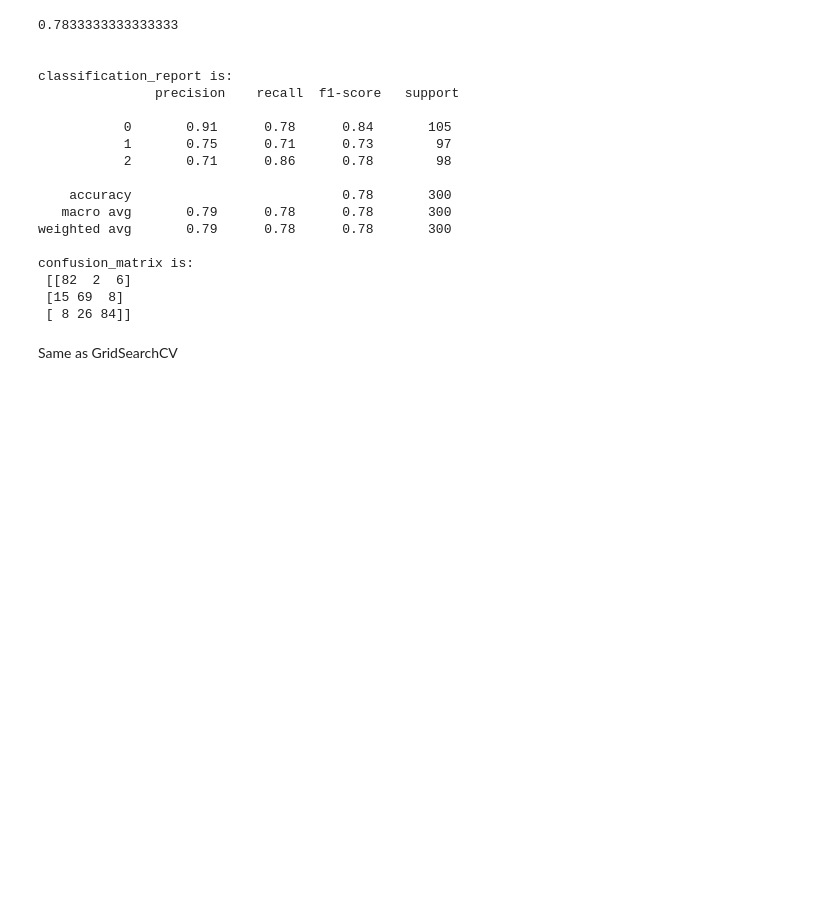
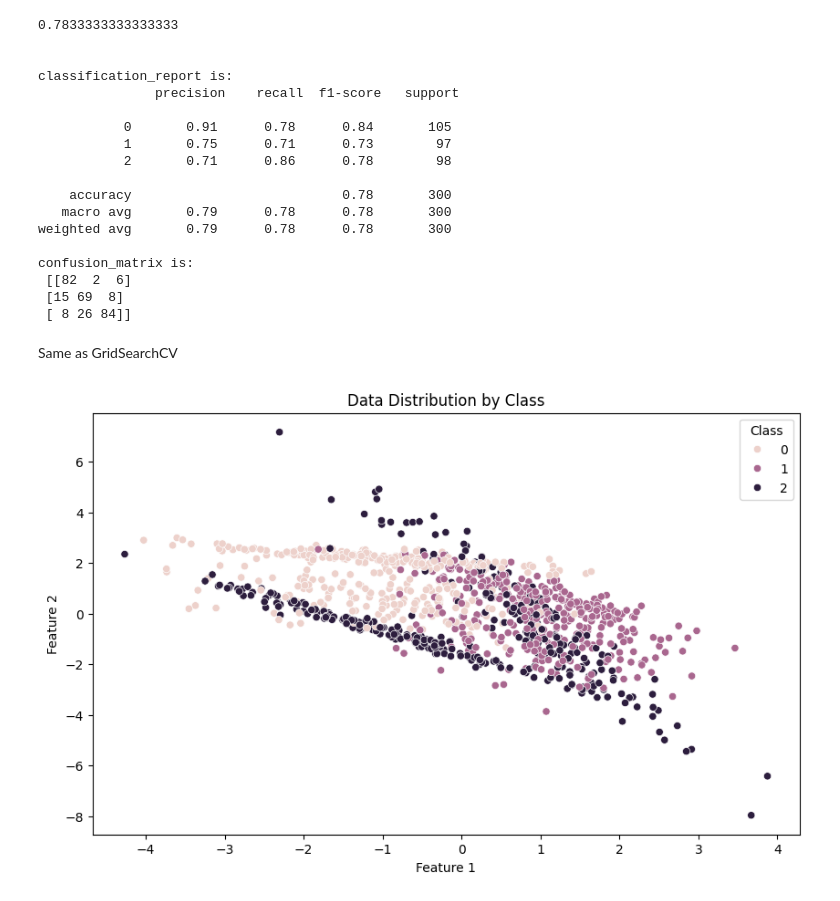
Before and after one commit to udityamerit/Complete-Machine-Learning-For-Beginners, a Jupyter notebook: 11-Complete Logistic Regression/11.2-Logistic_Regression_MultiClass.ipynb, the cells around one changed output. Cells and saved outputs as stored; diff of their text form; code cells hidden in the pictures; blank space fills up the shorter version.

```diff
--- a/11-Complete Logistic Regression/11.2-Logistic_Regression_MultiClass.ipynb
+++ b/11-Complete Logistic Regression/11.2-Logistic_Regression_MultiClass.ipynb
@@ -212,3 +212,13 @@ confusion_matrix is:
  [ 8 26 84]]
 # %% [markdown]
 Same as GridSearchCV
+# %%
+plt.figure(figsize=(10, 6))
+sns.scatterplot(x=pd.DataFrame(X)[0], y=pd.DataFrame(X)[1], hue=y )
+plt.xlabel('Feature 1')
+plt.ylabel('Feature 2')
+plt.title('Data Distribution by Class')
+plt.legend(title='Class')
+plt.show()
+# %% [output]
+[figure, added]
```
Also changed, not shown: 2 other files.
